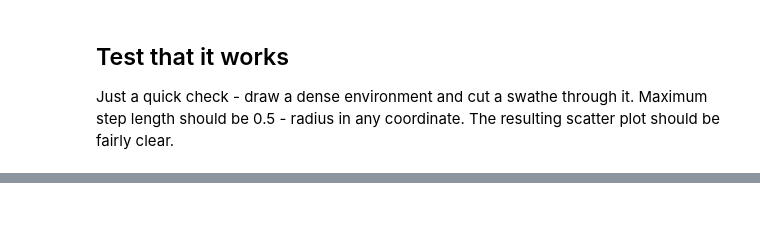
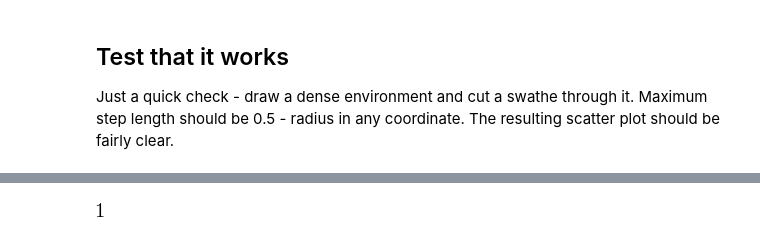
Before and after one commit to rgbrown/preydepletion, a Jupyter notebook: experiments.ipynb, the cells around one changed output, grey strips where cells are left out. Saved outputs shown, nothing was run; the diff lists cells and outputs as text; code cells hidden in the pictures; blank space fills up the shorter version.

```diff
--- a/experiments.ipynb
+++ b/experiments.ipynb
@@ -71,0 +92,7 @@ plt.plot(t, pop, t, wellmixed(t, **params))
+# %%
+r = Symbol('r')
+mu = Symbol('mu', positive=True)
+f = 2*pi*r*mu *exp(-mu*pi*r**2)
+integrate(f, (r, 0, oo))
+# %% [output]
+[figure, added]
```
Also changed, not shown: parts of 14 cells of this notebook, 1 other file.
